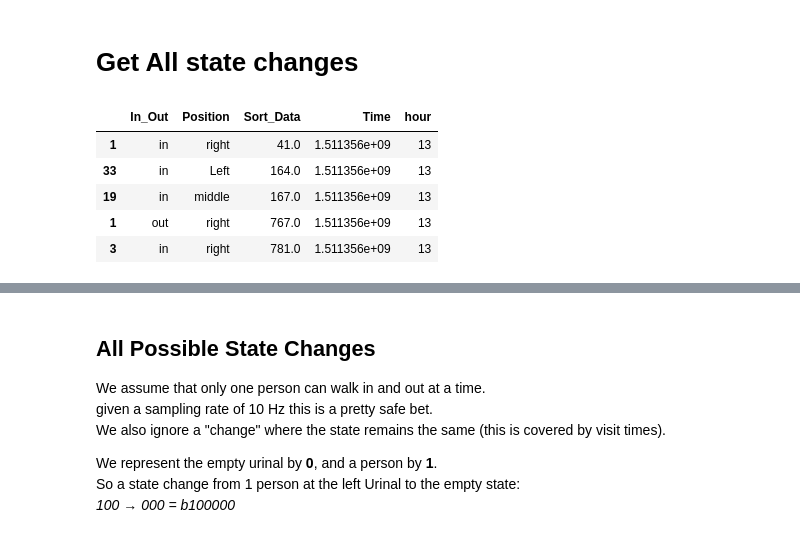
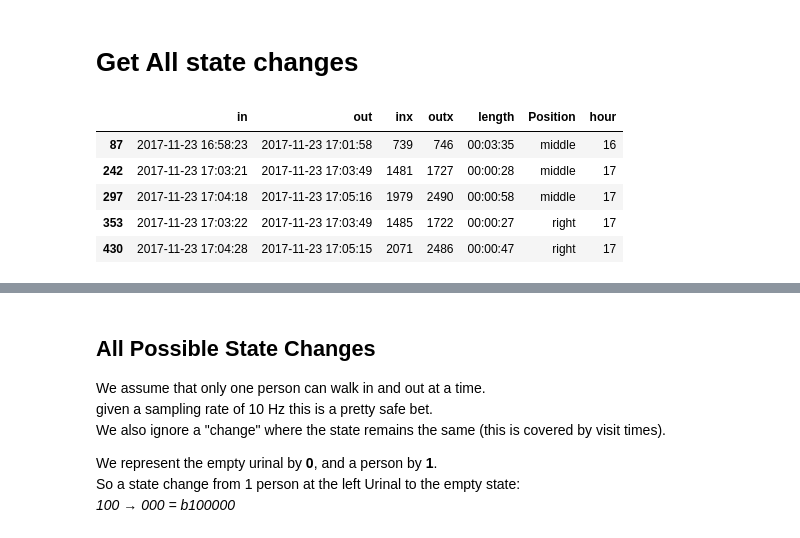
Before and after one commit to bachelor-2020/grideye-testing, a Jupyter notebook: GridEye Experiments.ipynb, the cells around one changed output, grey strips where cells are left out. Drawn from its saved outputs; the diff is of its cells as text; code cells hidden in the pictures.

```diff
--- a/GridEye Experiments.ipynb
+++ b/GridEye Experiments.ipynb
@@ -313,10 +472,13 @@ rsv.head()
 # %% [markdown]
 # Collect In and Out Times (as indices)
 # %%
-in_out_dict = {"Left":{"in":[],"out":[]},"Middle":{"in":[],"out":[]},"Right":{"in":[],"out":[]}}
+# in and out are times, and inx and outx are the indexes
+in_out_dict = {"Left":{"in":[],"out":[],"inx":[],"outx":[]},"Middle":{"in":[],"out":[],"inx":[],"outx":[]},
+               "Right":{"in":[],"out":[],"inx":[],"outx":[]}}
 
 for t in tnrange(len(rsv)):
     in_out_dict[rsv["Position"].iloc[t]][rsv["in_out"].iloc[t]].append(rsv["time"].iloc[t])
+    in_out_dict[rsv["Position"].iloc[t]][rsv["in_out"].iloc[t]+'x'].append(rsv.index[t])
 # %% [output]
 [interactive output not drawn]
 # %% [markdown]
@@ -373,0 +539,15 @@ Name: left_length, Length: 627, dtype: timedelta64[ns]
+# %%
+left_stays["Position"] = 'left'
+middle_stays["Position"] = 'middle'
+right_stays["Position"] = 'right'
+
+sorted_stays = left_stays
+sorted_stays = sorted_stays.append(middle_stays)
+sorted_stays = sorted_stays.append(right_stays)
+# rsv = rsv.set_index("time")
+# sorted_visits .sample(20)
+# sorted_stays
+
+sorted_stays.sort_index(inplace=True)
+sorted_stays.sample(10)
+len(sorted_stays)
@@ -657,0 +773,7 @@ sorted_visits.head()
+# %%
+
+sorted_stays["hour"] = sorted_stays["in"].dt.hour
+# middle_stays["hour"] = middle_stays["Middle_in"].dt.hour
+# right_stays["hour"] = right_stays["Right_in"].dt.hour
+# right_stays
+sorted_stays.head(10)
@@ -698,11 +890,11 @@ Text(0.5,1,u'Urinal Visits Per Hour')
 # %% [markdown]
 # Get All state changes
 # %%
-sorted_visits.head()
+sorted_stays.head()
 # %% [output]
-|  | In_Out | Position | Sort_Data | Time | hour |
-| 1 | in | right | 41.0 | 1.511356e+09 | 13 |
-| 33 | in | Left | 164.0 | 1.511356e+09 | 13 |
-| 19 | in | middle | 167.0 | 1.511356e+09 | 13 |
-| 1 | out | right | 767.0 | 1.511356e+09 | 13 |
-| 3 | in | right | 781.0 | 1.511356e+09 | 13 |
+|  | in | out | inx | outx | length | Position | hour |
+| 87 | 2017-11-23 16:58:23 | 2017-11-23 17:01:58 | 739 | 746 | 00:03:35 | middle | 16 |
+| 242 | 2017-11-23 17:03:21 | 2017-11-23 17:03:49 | 1481 | 1727 | 00:00:28 | middle | 17 |
+| 297 | 2017-11-23 17:04:18 | 2017-11-23 17:05:16 | 1979 | 2490 | 00:00:58 | middle | 17 |
+| 353 | 2017-11-23 17:03:22 | 2017-11-23 17:03:49 | 1485 | 1722 | 00:00:27 | right | 17 |
+| 430 | 2017-11-23 17:04:28 | 2017-11-23 17:05:15 | 2071 | 2486 | 00:00:47 | right | 17 |
```
Also changed, not shown: parts of 86 cells of this notebook, 6 other files.
